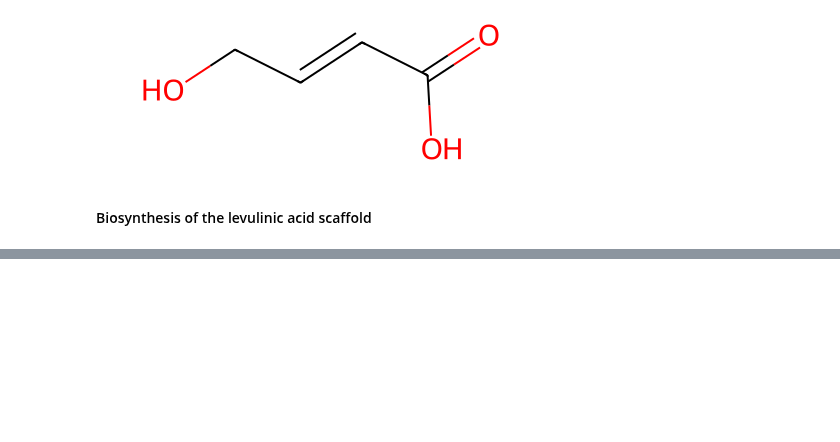
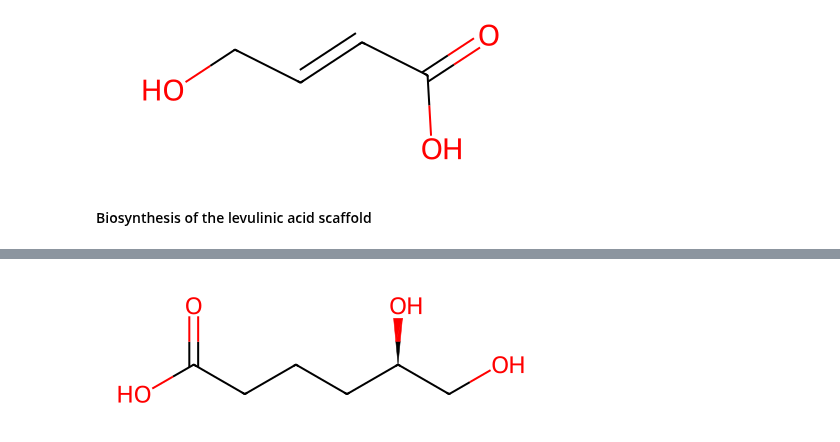
Before and after one commit to yashchainani21/RetroTideV2, a Jupyter notebook: notebooks/nb_05_RetroTide_aliphatic_targets.ipynb, the cells around one changed output, grey strips where cells are left out. Saved outputs shown, nothing was run; the diff lists cells and outputs as text; code cells hidden in the pictures; blank space fills up the shorter version.

```diff
--- a/notebooks/nb_05_RetroTide_aliphatic_targets.ipynb
+++ b/notebooks/nb_05_RetroTide_aliphatic_targets.ipynb
@@ -177,0 +202,4 @@ _pks_release_reaction(pks_release_mechanism = 'thiolysis', bound_product_mol = b
+# %%
+_pks_release_reaction(pks_release_mechanism = 'thiolysis', bound_product_mol = bound_top_PKS_product)
+# %% [output]
+[figure, added]
```
Also changed, not shown: parts of 10 cells of this notebook.
